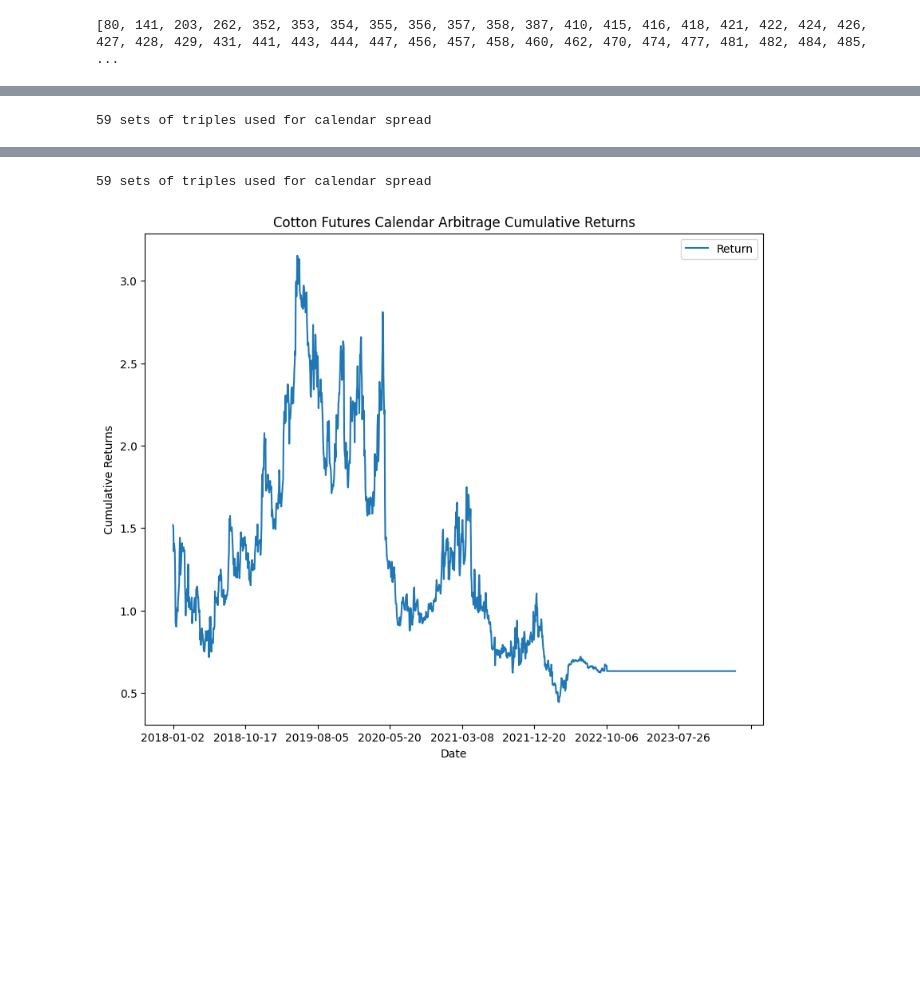
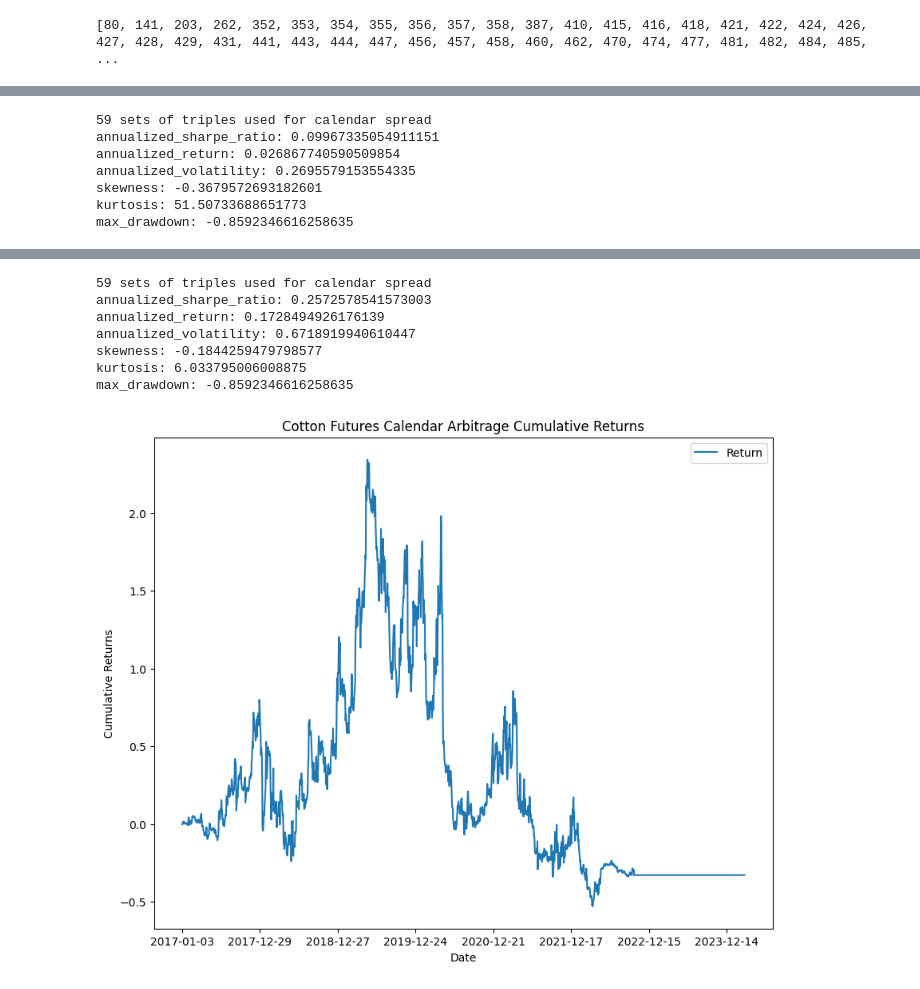
Before and after one commit to andrewcshi/MSE-244-Final-Project, a Jupyter notebook: commodities_arb/calendar_arb.ipynb, the cells around one changed output, grey strips where cells are left out. Cells and saved outputs as stored; diff of their text form; code cells hidden in the pictures; blank space fills up the shorter version.

Commit message:
outputted metrics for calendar arb

```diff
--- a/commodities_arb/calendar_arb.ipynb
+++ b/commodities_arb/calendar_arb.ipynb
@@ -187,9 +191,11 @@ def get_returns(data):
 # %%
 def plot_cumulative_returns(data, title, year='1800'):
     returns = get_returns(data)
-    cumulative_returns = (1+returns).cumprod()
+    returns = returns[year:]
+    print_all_metrics(returns['Return'])
+    cumulative_rets = cumulative_returns(returns)
     # plt.plot(cumulative_returns.index, cumulative_returns['Return'])
-    cumulative_returns[year:].plot(title=title, figsize=(10,8))
+    cumulative_rets.plot(title=title, figsize=(10,8))
     plt.xlabel('Date')
     plt.ylabel('Cumulative Returns')
     plt.show()
@@ -242,6 +341,12 @@ plot_cumulative_returns(lumber, 'Lumber Futures Calendar Arbitrage Cumulative Re
 # %%
 cotton = pd.read_csv('commodities/cotton2.csv').sort_values(by=['FutCode', 'Date_']).reset_index().drop(columns=['index'])
 plot_cumulative_returns(cotton, 'Cotton Futures Calendar Arbitrage Cumulative Returns')
-plot_cumulative_returns(cotton, 'Cotton Futures Calendar Arbitrage Cumulative Returns', '2018')
+plot_cumulative_returns(cotton, 'Cotton Futures Calendar Arbitrage Cumulative Returns', '2017')
 # %% [output]
 59 sets of triples used for calendar spread
+annualized_sharpe_ratio: 0.09967335054911151
+annualized_return: 0.026867740590509854
+annualized_volatility: 0.2695579153554335
+skewness: -0.3679572693182601
+kurtosis: 51.50733688651773
+max_drawdown: -0.8592346616258635
@@ -249,2 +354,8 @@ plot_cumulative_returns(cotton, 'Cotton Futures Calendar Arbitrage Cumulative Re
 59 sets of triples used for calendar spread
+annualized_sharpe_ratio: 0.2572578541573003
+annualized_return: 0.1728494926176139
+annualized_volatility: 0.6718919940610447
+skewness: -0.1844259479798577
+kurtosis: 6.033795006008875
+max_drawdown: -0.8592346616258635
-[figure, old version]
+[figure, new version]
```
Also changed, not shown: parts of 9 cells of this notebook, 1 other file.
